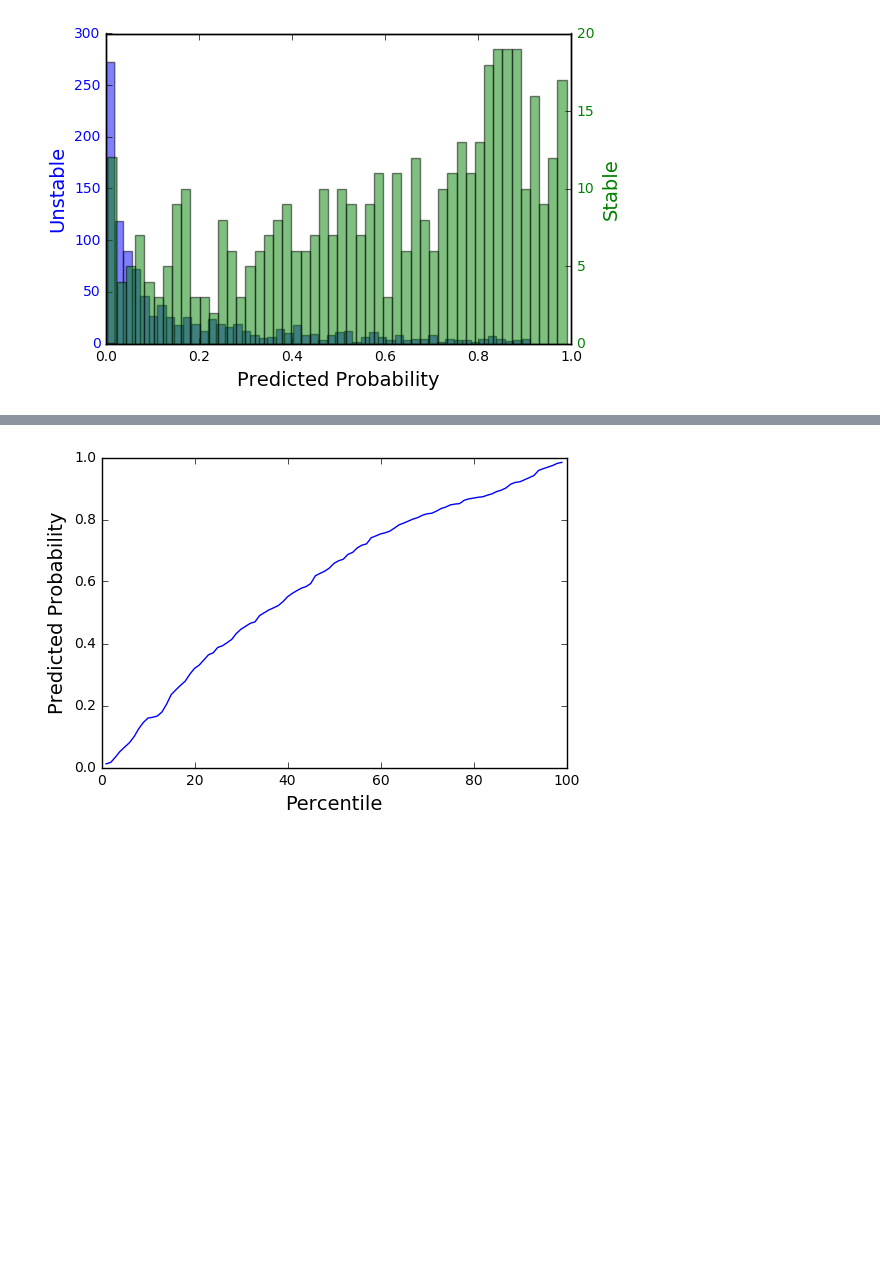
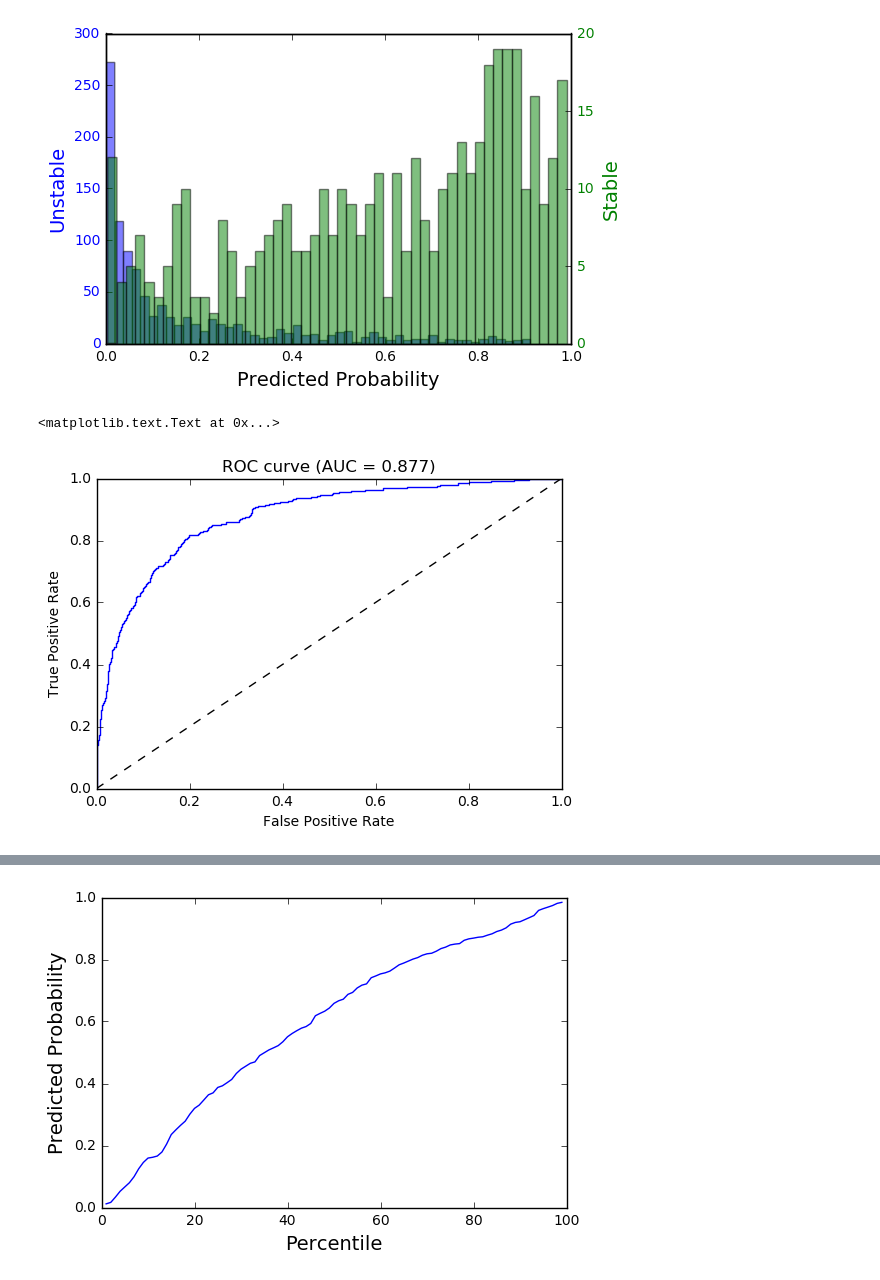
Before and after one commit to dtamayo/Stability, a Jupyter notebook: Analysis/XGBoost.ipynb, the cells around one changed output, grey strips where cells are left out. Saved outputs shown, nothing was run; the diff lists cells and outputs as text; code cells hidden in the pictures; blank space fills up the shorter version.

```diff
--- a/Analysis/XGBoost.ipynb
+++ b/Analysis/XGBoost.ipynb
@@ -419,3 +418,17 @@ for tl in ax2.get_yticklabels():
 #ax1.set_ylim(ax2.get_ylim())
 # %% [output]
 [figure]
+# %%
+from sklearn.metrics import roc_curve
+fpr, tpr, thresholds = roc_curve(dftest['Stable'], y_pred[:,1])
+fig, ax = plt.subplots()
+ax.plot(fpr, tpr)
+ax.plot([0, 1], [0, 1], 'k--')
+ax.set_xlim([0.0, 1.0])
+ax.set_ylim([0.0, 1.0])
+ax.set_xlabel('False Positive Rate')
+ax.set_ylabel('True Positive Rate')
+ax.set_title('ROC curve (AUC = {0:.3f})'.format(metrics.roc_auc_score(dftest['Stable'], dtest_predprob)))
+# %% [output]
+<matplotlib.text.Text at 0x...>
+[figure, added]
```
Also changed, not shown: parts of 6 cells of this notebook, 5 other files.
